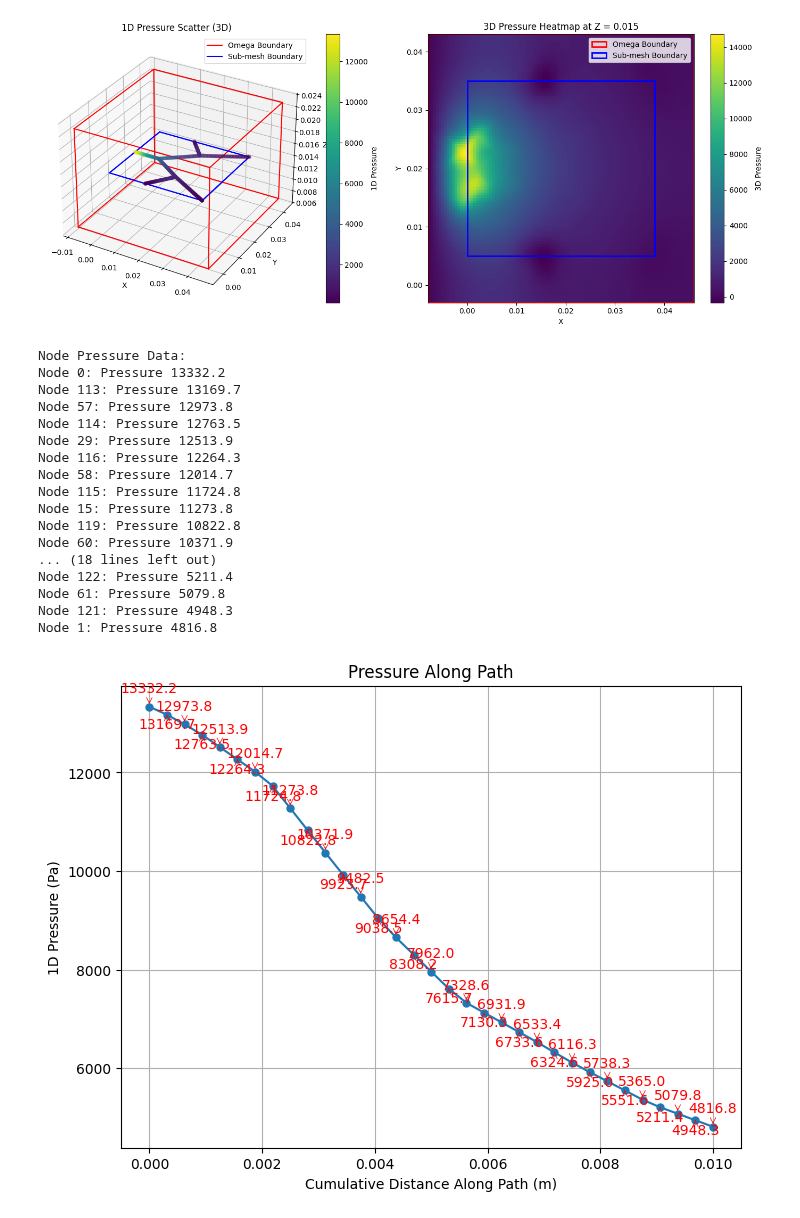
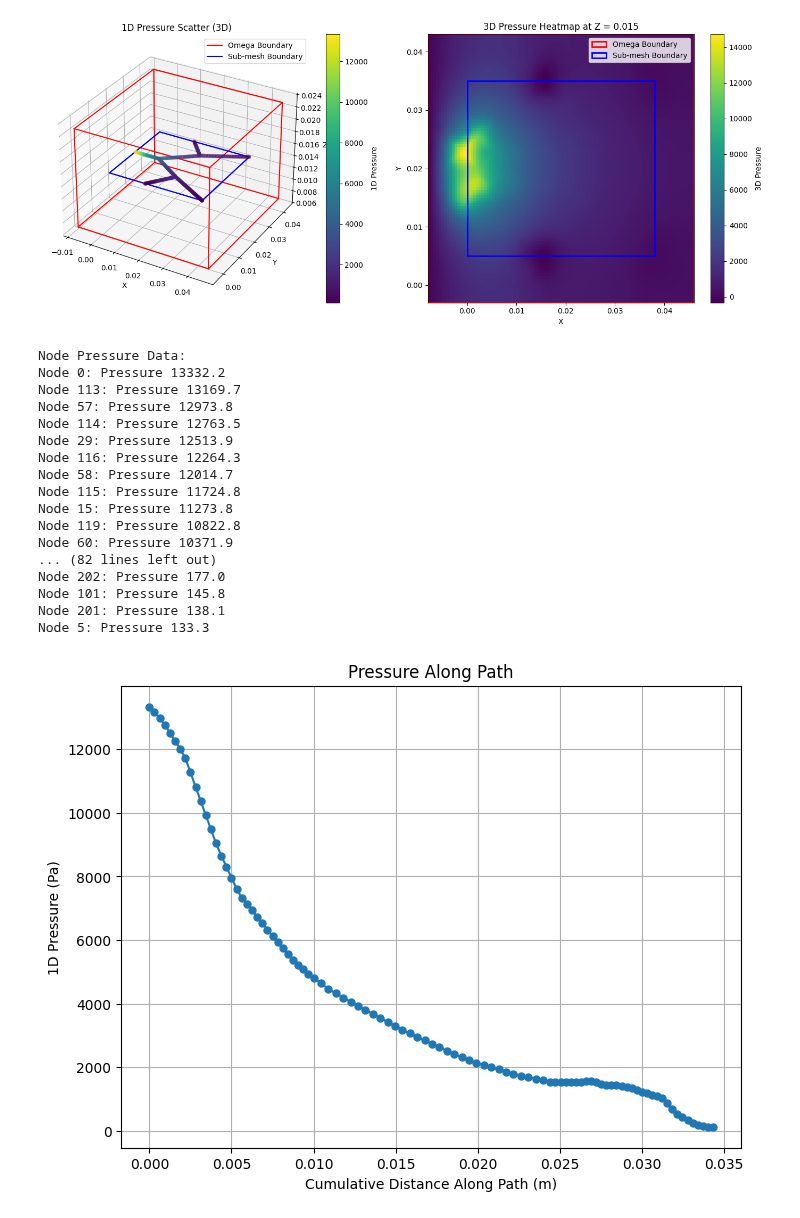
Before and after one commit to isosafrasaurus/multihepatic, a Jupyter notebook: 3d-1d.ipynb, the cells around one changed output. Cells and saved outputs as stored; diff of their text form; code cells hidden in the pictures.

```diff
--- a/3d-1d.ipynb
+++ b/3d-1d.ipynb
@@ -97,9 +71,17 @@ TEST_MESH.get_cells_along_path([0, 1])
+# %%
+import MeasureMeshUtility
+importlib.reload(MeasureMeshUtility)
+TEST_MESH = MeasureMeshUtility.MeasureMeshUtility(
+    G = TEST_GRAPH,
+    Lambda_inlet = [0],
+    Omega_sink = None
+)
 # %%
 import FEMSinkVelo
 importlib.reload(FEMSinkVelo)
 
 VTEST = FEMSinkVelo.FEMSinkVelo(
-    G=TEST_GRAPH,
+    G = TEST_GRAPH,
     gamma = 1.45e8,
     gamma_R = 1300,
     gamma_v = 25,
@@ -109,8 +91,7 @@ VTEST = FEMSinkVelo.FEMSinkVelo(
     k_v = 1.5e-11, # Vessel permeability in 1D
     P_in = 100.0 * 133.322, # 100 mmHg
     p_cvp = 1.0 * 133.322, # 1 mmHg
-    Lambda_inlet = [0],
-    Lambda_padding_min = 0.008
+    Lambda_inlet = [0]
 )
 # %% [output]
 Applied BC! Non-empty list
@@ -126,26 +107,26 @@ Visualizer.plot_with_boundaries(VTEST.uh1d, VTEST.uh3d)
 # %% [output]
 [figure]
 # %%
-Visualizer.plot_path_pressure(VTEST.uh1d, TEST_MESH.get_cells_along_path([0, 1]) )
+Visualizer.plot_path_pressure(VTEST.uh1d, TEST_MESH.get_cells_along_path([0, 1, 3, 5]) )
 # %% [output]
 Node Pressure Data:
 Node 0: Pressure 13332.2
 Node 113: Pressure 13169.7
 Node 57: Pressure 12973.8
 Node 114: Pressure 12763.5
 Node 29: Pressure 12513.9
 Node 116: Pressure 12264.3
 Node 58: Pressure 12014.7
 Node 115: Pressure 11724.8
 Node 15: Pressure 11273.8
 Node 119: Pressure 10822.8
 Node 60: Pressure 10371.9
-... (18 lines left out)
-Node 122: Pressure 5211.4
-Node 61: Pressure 5079.8
-Node 121: Pressure 4948.3
-Node 1: Pressure 4816.8
+... (82 lines left out)
+Node 202: Pressure 177.0
+Node 101: Pressure 145.8
+Node 201: Pressure 138.1
+Node 5: Pressure 133.3
-[figure, old version]
+[figure, new version]
 # %%
 import FEMSinkCubeFlux
 importlib.reload(FEMSinkCubeFlux)
```
Also changed, not shown: parts of 8 cells of this notebook, 10 other files.
